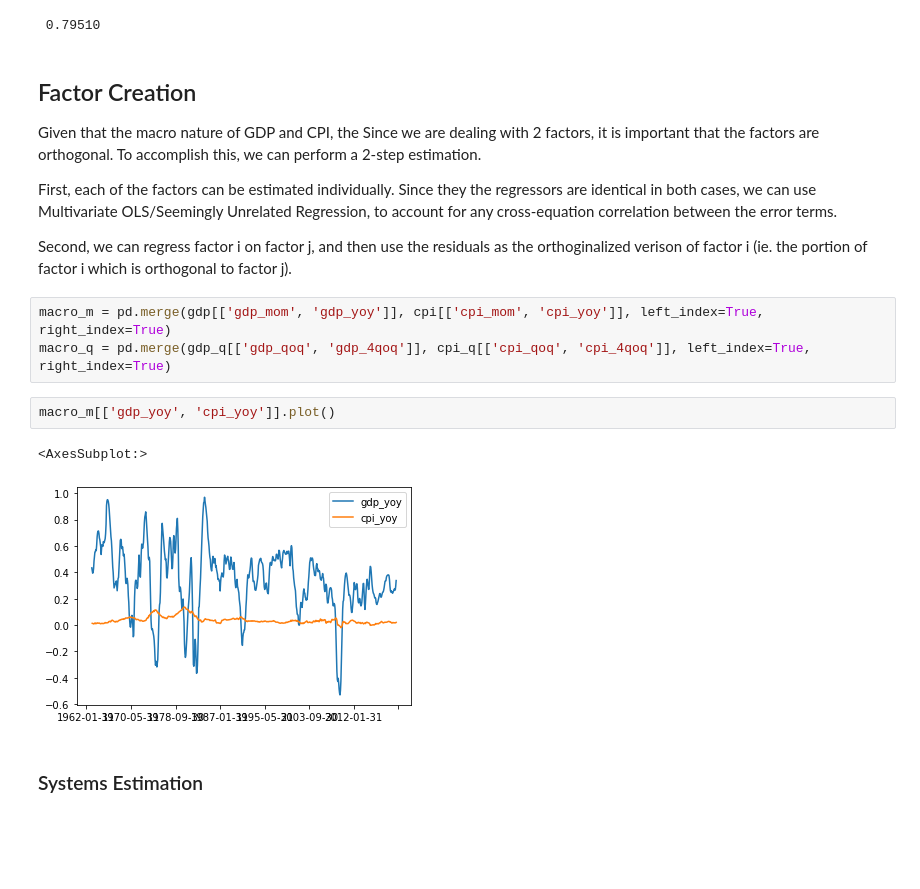
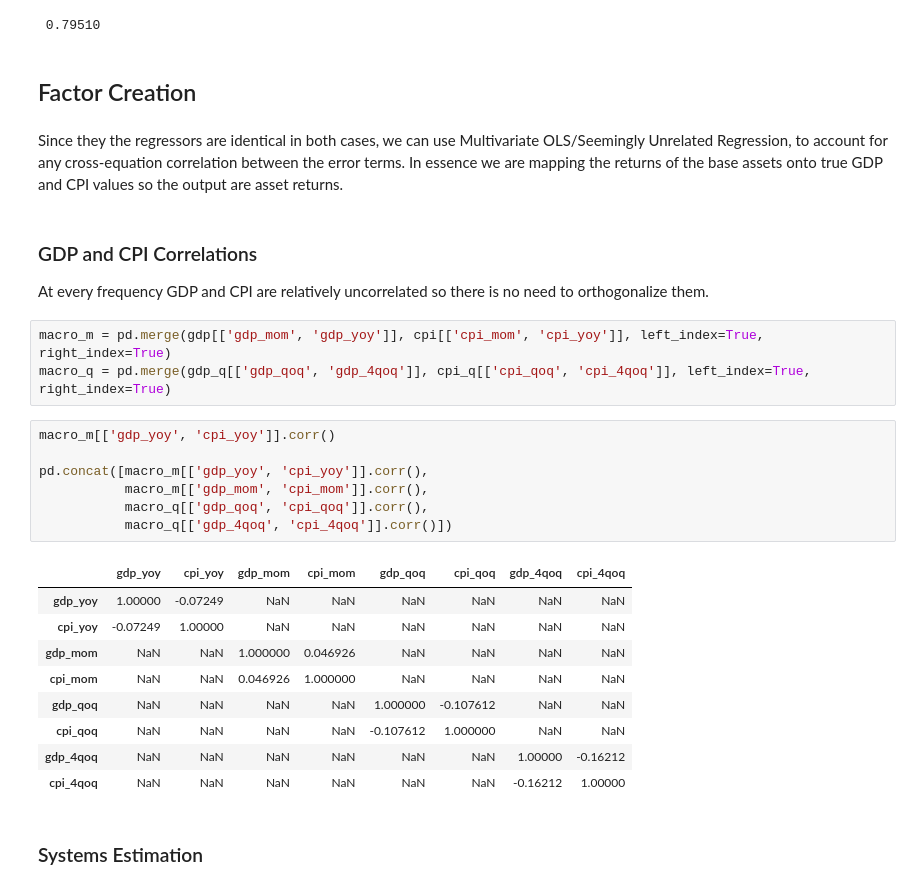
Before and after one commit to santoromano/Macro-Cross-Sectional-Analysis, a Jupyter notebook: mimicking_portfolios.ipynb, the cells around one changed output. Saved outputs shown, nothing was run; the diff lists cells and outputs as text; blank space fills up the shorter version.

Commit message:
Factor creation

```diff
--- a/mimicking_portfolios.ipynb
+++ b/mimicking_portfolios.ipynb
@@ -434,21 +434,33 @@ empirical_p_cpi_block = np.mean(block_boot_cpi_wald <= wald_stat_cpi)
 print(f'{empirical_p_cpi_block: 0.5f}')
 # %% [output]
  0.79510
-# %% [markdown]
-## Factor Creation
-Given that the macro nature of GDP and CPI, the  Since we are dealing with 2 factors, it is important that the factors are orthogonal. To accomplish this, we can perform a 2-step estimation.
-
-First, each of the factors can be estimated individually. Since they the regressors are identical in both cases, we can use Multivariate OLS/Seemingly Unrelated Regression, to account for any cross-equation correlation between the error terms.
-
-Second, we can regress factor i on factor j, and then use the residuals as the orthoginalized verison of factor i (ie. the portion of factor i which is orthogonal to factor j).
+# %% [markdown]
+## Factor Creation
+# %% [markdown]
+Since they the regressors are identical in both cases, we can use Multivariate OLS/Seemingly Unrelated Regression, to account for any cross-equation correlation between the error terms. In essence we are mapping the returns of the base assets onto true GDP and CPI values so the output are asset returns.
+# %% [markdown]
+### GDP and CPI Correlations
+At every frequency GDP and CPI are relatively uncorrelated so there is no need to orthogonalize them.
 # %%
 macro_m = pd.merge(gdp[['gdp_mom', 'gdp_yoy']], cpi[['cpi_mom', 'cpi_yoy']], left_index=True, right_index=True)
 macro_q = pd.merge(gdp_q[['gdp_qoq', 'gdp_4qoq']], cpi_q[['cpi_qoq', 'cpi_4qoq']], left_index=True, right_index=True)
 # %%
-macro_m[['gdp_yoy', 'cpi_yoy']].plot()
+macro_m[['gdp_yoy', 'cpi_yoy']].corr()
+
+pd.concat([macro_m[['gdp_yoy', 'cpi_yoy']].corr(),
+           macro_m[['gdp_mom', 'cpi_mom']].corr(),
+           macro_q[['gdp_qoq', 'cpi_qoq']].corr(),
+           macro_q[['gdp_4qoq', 'cpi_4qoq']].corr()])
 # %% [output]
-<AxesSubplot:>
-[figure, removed]
+|  | gdp_yoy | cpi_yoy | gdp_mom | cpi_mom | gdp_qoq | cpi_qoq | gdp_4qoq | cpi_4qoq |
+| gdp_yoy | 1.00000 | -0.07249 | NaN | NaN | NaN | NaN | NaN | NaN |
+| cpi_yoy | -0.07249 | 1.00000 | NaN | NaN | NaN | NaN | NaN | NaN |
+| gdp_mom | NaN | NaN | 1.000000 | 0.046926 | NaN | NaN | NaN | NaN |
+| cpi_mom | NaN | NaN | 0.046926 | 1.000000 | NaN | NaN | NaN | NaN |
+| gdp_qoq | NaN | NaN | NaN | NaN | 1.000000 | -0.107612 | NaN | NaN |
+| cpi_qoq | NaN | NaN | NaN | NaN | -0.107612 | 1.000000 | NaN | NaN |
+| gdp_4qoq | NaN | NaN | NaN | NaN | NaN | NaN | 1.00000 | -0.16212 |
+| cpi_4qoq | NaN | NaN | NaN | NaN | NaN | NaN | -0.16212 | 1.00000 |
 # %% [markdown]
 ### Systems Estimation
 # %%
```
Also changed, not shown: parts of 6 cells of this notebook.
